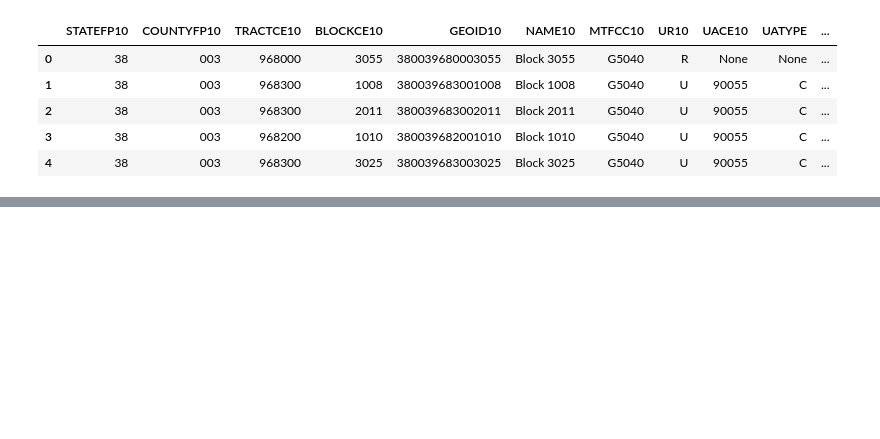
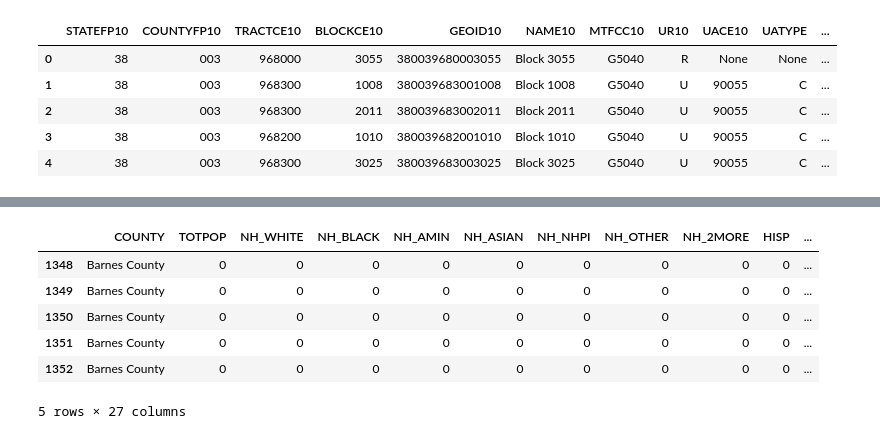
Before and after one commit to KeiferC/nd-precincts, a Jupyter notebook: counties/ND_Precinct.ipynb, the cells around one changed output, grey strips where cells are left out. Saved outputs shown, nothing was run; the diff lists cells and outputs as text; code cells hidden in the pictures; blank space fills up the shorter version.

```diff
--- a/counties/ND_Precinct.ipynb
+++ b/counties/ND_Precinct.ipynb
@@ -110,0 +138,5 @@ merged.to_file(outpath)
+# %%
+blocks_joined = pd.merge(blocks_shp, blocks_data,
+                         left_on='GISJOIN', right_on='GISJOIN')
+blocks_joined.head()
+blocks_joined['geometry']
@@ -110,0 +161,74 @@ merged.to_file(outpath)
+# %%
+blocks_df = blocks_joined[1348:4281]
+
+# H7Z001 TOTPOP: Total population
+# H7Z003 NH_WHITE: White, non-Hispanic alone population
+# H7Z004 NH_BLACK: Black, non-Hispanic alone population
+# H7Z005 NH_AMIN: American Indian and Alaska Native, non-Hispanic alone population
+# H7Z006 NH_ASIAN: Asian, non-Hispanic alone population
+# H7Z007 NH_NHPI: Native Hawaiian and Pacific Islander, non-Hispanic alone population
+# H7Z008 NH_OTHER: Other race, non-Hispanic alone population
+# H7Z009 NH_2MORE: Non-Hispanic population of two or more races
+# H7Z010 HISP: Total Hispanic/Latino population
+# H7Z011 H_WHITE: White, Hispanic alone population
+# H7Z012 H_BLACK: Black, Hispanic alone population
+# H7Z013 H_AMIN: American Indian and Alaska Native, Hispanic alone population
+# H7Z014 H_ASIAN: Asian, Hispanic alone population
+# H7Z015 H_NHPI: Native Hawaiian and Pacific Islander, Hispanic alone population
+# H7Z016 H_OTHER: Other race, Hispanic alone population
+# H7Z017 H_2MORE: Hispanic population of two or more races
+# H75001 VAP: Total voting age population
+# H75002 HVAP: Hispanic voting age population
+# H75005 WVAP: White, non-Hispanic voting age population
+# H75006 BVAP: Black, non-Hispanic voting age population
+# H75007 AMINVAP: American Indian and Alaska Native, non-Hispanic voting age population
+# H75008 ASIANVAP: Asian, non-Hispanic voting age population
+# H75009 NHPIVAP: Native Hawaiian and Pacific Islander, non-Hispanic voting age population
+# H75010 OTHERVAP: Other race, non-Hispanic voting age population
+# H75011 2MOREVAP: Voting age population of two or more races
+
+nhgis_cols = {
+ 'H7Z001' : 'TOTPOP',
+ 'H7Z003' : 'NH_WHITE',
+ 'H7Z004' : 'NH_BLACK',
+ 'H7Z005' : 'NH_AMIN',
+ 'H7Z006' : 'NH_ASIAN',
+ 'H7Z007' : 'NH_NHPI',
+ 'H7Z008' : 'NH_OTHER',
+ 'H7Z009' : 'NH_2MORE',
+ 'H7Z010' : 'HISP',
+ 'H7Z011' : 'H_WHITE',
+ 'H7Z012' : 'H_BLACK',
+ 'H7Z013' : 'H_AMIN',
+ 'H7Z014' : 'H_ASIAN',
+ 'H7Z015' : 'H_NHPI',
+ 'H7Z016' : 'H_OTHER',
+ 'H7Z017' : 'H_2MORE',
+ 'H75001' : 'VAP',
+ 'H75002' : 'HVAP',
+ 'H75005' : 'WVAP',
+ 'H75006' : 'BVAP',
+ 'H75007' : 'AMINVAP',
+ 'H75008' : 'ASIANVAP',
+ 'H75009' : 'NHPIVAP',
+ 'H75010' : 'OTHERVAP',
+ 'H75011' : '2MOREVAP'
+}
+
+nhgis_codes = ['COUNTY']
+for key in nhgis_cols:
+    nhgis_codes.append(key)
+
+blocks_df = blocks_df[nhgis_codes]
+blocks_df = blocks_df.rename(columns=nhgis_cols)
+
+blocks_gdf = gpd.GeoDataFrame(blocks_df, crs='epsg:26914', geometry=blocks_joined['geometry'])
+blocks_gdf.head()
+# %% [output]
+|  | COUNTY | TOTPOP | NH_WHITE | NH_BLACK | NH_AMIN | NH_ASIAN | NH_NHPI | NH_OTHER | NH_2MORE | HISP | ... |
+| 1348 | Barnes County | 0 | 0 | 0 | 0 | 0 | 0 | 0 | 0 | 0 | ... |
+| 1349 | Barnes County | 0 | 0 | 0 | 0 | 0 | 0 | 0 | 0 | 0 | ... |
+| 1350 | Barnes County | 0 | 0 | 0 | 0 | 0 | 0 | 0 | 0 | 0 | ... |
+| 1351 | Barnes County | 0 | 0 | 0 | 0 | 0 | 0 | 0 | 0 | 0 | ... |
+| 1352 | Barnes County | 0 | 0 | 0 | 0 | 0 | 0 | 0 | 0 | 0 | ... |
+5 rows × 27 columns
```
Also changed, not shown: parts of 12 cells of this notebook, 5 other files.
